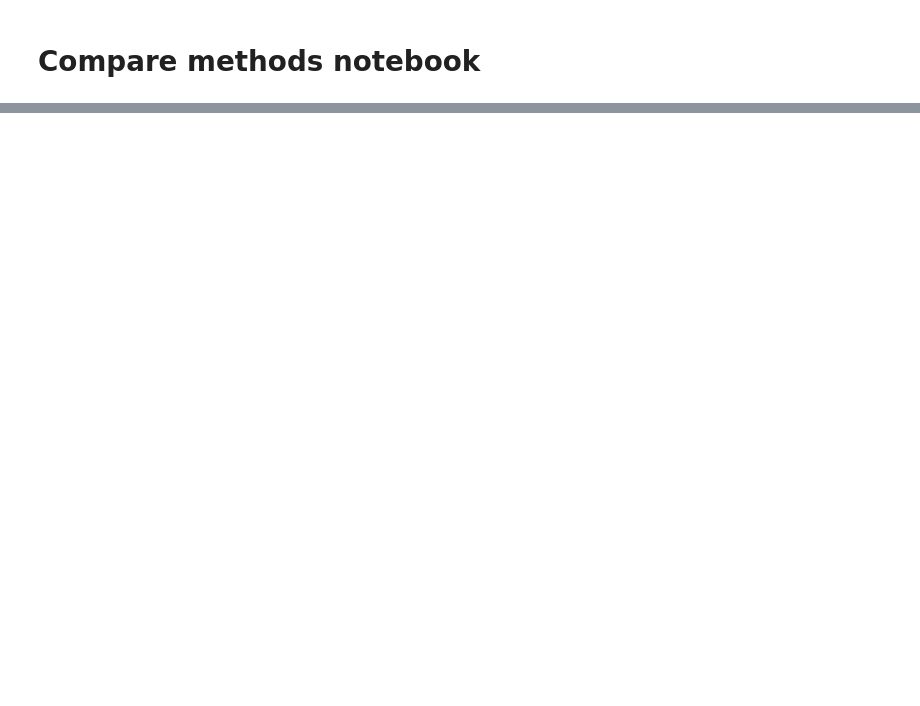
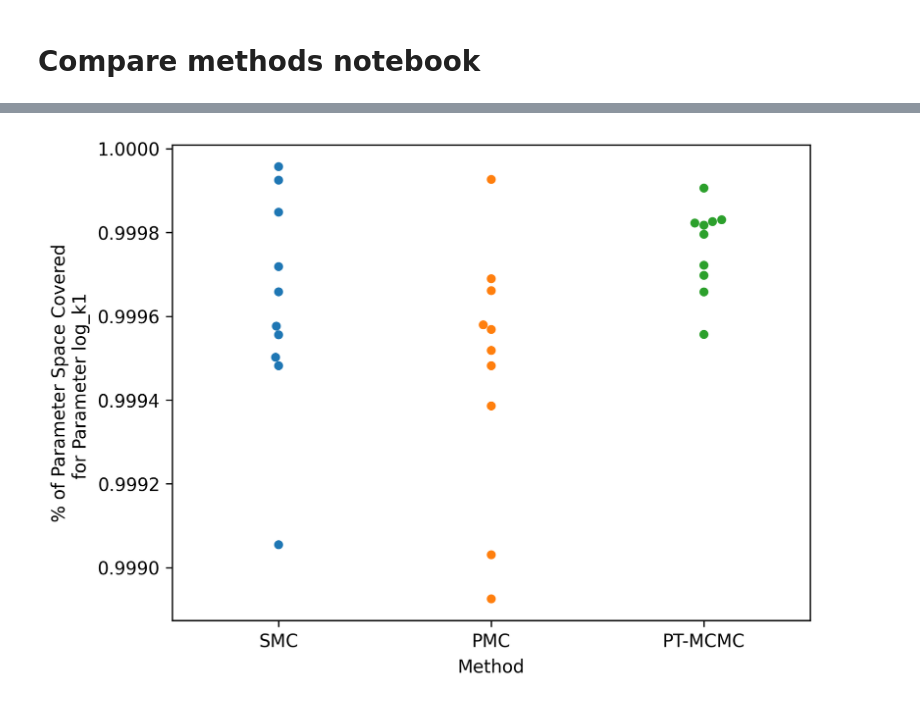
Before and after one commit to LarkinIt/BayesianBenchmark, a Jupyter notebook: compare_methods.ipynb, the cells around one changed output, grey strips where cells are left out. Cells and saved outputs as stored; diff of their text form; code cells hidden in the pictures; blank space fills up the shorter version.

```diff
--- a/compare_methods.ipynb
+++ b/compare_methods.ipynb
@@ -106,0 +194,13 @@ best_smc = grouped_results[0, ]
+# %%
+# Get the names of the estimated parameters
+fit_par_names = mod_prob.problem.x_names
+par_bounds = mod_prob.bounds
+plt.figure(dpi=300)
+ratios = np.array([x.get_sampling_efficiency(par_bounds, 0) for x in grouped_results])
+ratio_df = pd.DataFrame(columns=methods, data=ratios.T)
+
+sns.swarmplot(ratio_df)
+plt.xticks(range(len(methods)), [x.abbr for x in grouped_results])
+plt.xlabel("Method"); plt.ylabel(f"% of Parameter Space Covered\nfor Parameter {fit_par_names[0]} ");
+# %% [output]
+[figure, added]
```
Also changed, not shown: parts of 14 cells of this notebook.
